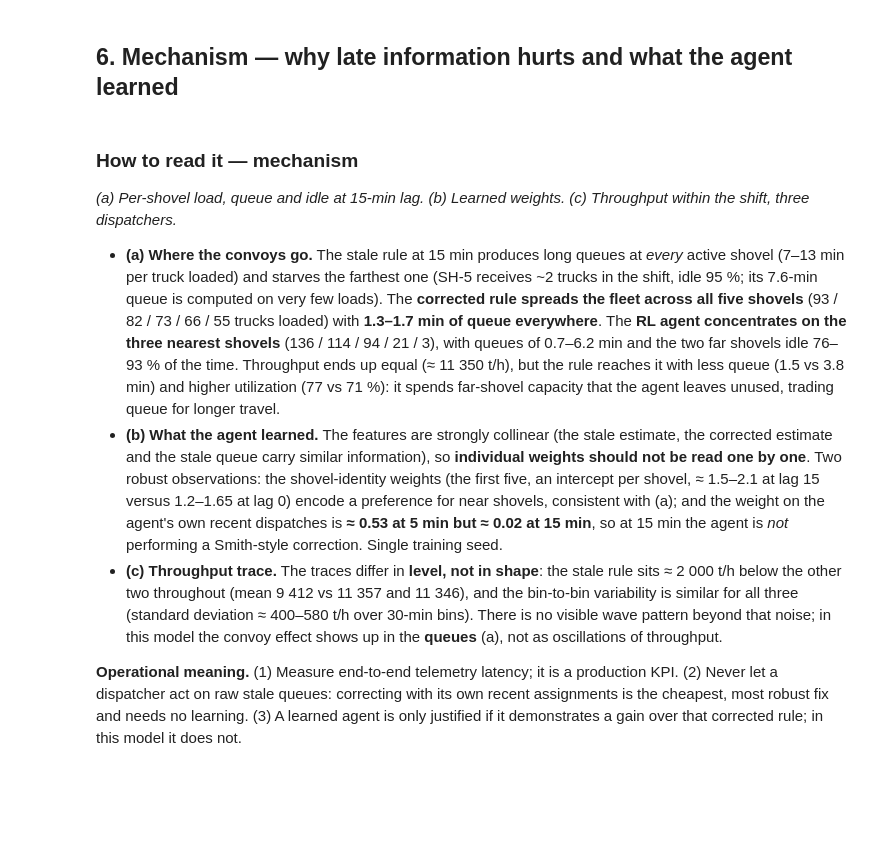
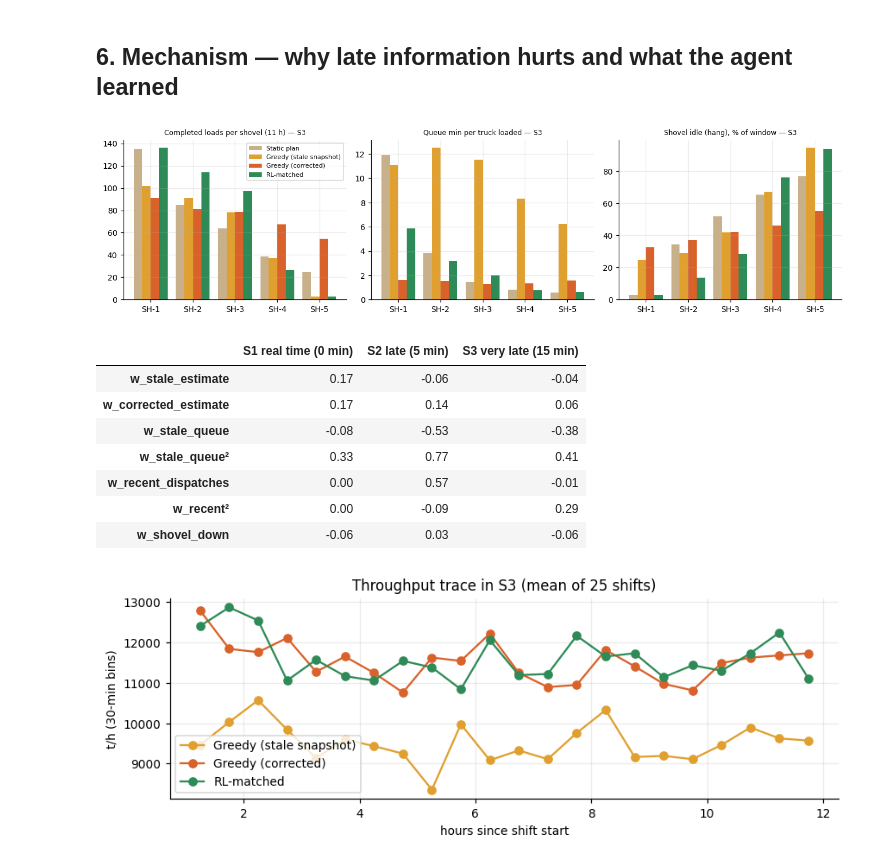
Before and after one commit to ka-means/ka-means.github.io, a Jupyter notebook: assets/notebooks/rl-dispatch-information-latency.ipynb, the cells around one changed output. Saved outputs shown, nothing was run; the diff lists cells and outputs as text; code cells hidden in the pictures; blank space fills up the shorter version.

```diff
--- a/assets/notebooks/rl-dispatch-information-latency.ipynb
+++ b/assets/notebooks/rl-dispatch-information-latency.ipynb
@@ -741,35 +806,37 @@ print("  Rule:", {f"assumed {lab[i]} -> true {lab[j]}": round(Rm[i, j] - Rm[j, j
 # %%
 # (a) shovel-level balance: queue vs idle, greedy vs RL at S3
 sname = "S3 very late (15 min)"
 def shovel_stats(sims):
     L = np.mean([s.loads for s in sims], 0); Q = np.mean([s.qtime for s in sims], 0); I = np.mean([s.idle for s in sims], 0)
     return L, Q / np.maximum(L, 1), 100 * I / (P().T - P().warm)
 fig, axs = plt.subplots(1, 3, figsize=(12, 3.2)); x = np.arange(5); w = 0.2
 for j, (kind, col) in enumerate([("Static plan", "#c8b08a"), ("Greedy (stale snapshot)", "#e0a030"), ("Greedy (corrected)", "#d9622b"), ("RL-matched", "#2e8b57")]):
     L, Q, I = shovel_stats(kept[(sname, kind)])
     for ax, v in zip(axs, [L, Q, I]): ax.bar(x + (j - 1.5) * w, v, w, label=kind, color=col)
-for ax, t in zip(axs, ["Trucks loaded per shovel (11 h)", "Queue min per truck loaded", "Shovel idle (hang), % of window"]):
+for ax, t in zip(axs, ["Completed loads per shovel (11 h)", "Queue min per truck loaded", "Shovel idle (hang), % of window"]):
     ax.set_xticks(x); ax.set_xticklabels([f"SH-{a+1}" for a in range(5)]); ax.set_title(t + " — S3", fontsize=8)
 axs[0].legend(fontsize=7); plt.tight_layout(); plt.show()
 
 # (b) the learned weights (features are strongly collinear: read the pattern, not each number)
 W = pd.DataFrame({name: agents[lag].theta[5:] for name, lag in LAGS.items()},
                  index=["w_stale_estimate", "w_corrected_estimate", "w_stale_queue", "w_stale_queue²", "w_recent_dispatches", "w_recent²", "w_shovel_down"])
 display(W.round(2))
 
 # (c) time series: fleet throughput within a shift, S3
 fig, ax = plt.subplots(figsize=(8, 3))
 for kind, col in [("Greedy (stale snapshot)", "#e0a030"), ("Greedy (corrected)", "#d9622b"), ("RL-matched", "#2e8b57")]:
     ys = np.mean([tons_series(s)[1] for s in kept[(sname, kind)]], 0); xs = tons_series(kept[(sname, kind)][0])[0]
-    ax.plot(xs / 60 + 1, ys, marker="o", label=kind, color=col)
+    ax.plot(xs / 60, ys, marker="o", label=kind, color=col)
 ax.set_xlabel("hours since shift start"); ax.set_ylabel("t/h (30-min bins)"); ax.set_title("Throughput trace in S3 (mean of 25 shifts)"); ax.legend()
 plt.tight_layout(); plt.show()
+# %% [output]
+[figure, added]
+|  | S1 real time (0 min) | S2 late (5 min) | S3 very late (15 min) |
+| w_stale_estimate | 0.17 | -0.06 | -0.04 |
+| w_corrected_estimate | 0.17 | 0.14 | 0.06 |
+| w_stale_queue | -0.08 | -0.53 | -0.38 |
+| w_stale_queue² | 0.33 | 0.77 | 0.41 |
+| w_recent_dispatches | 0.00 | 0.57 | -0.01 |
+| w_recent² | 0.00 | -0.09 | 0.29 |
+| w_shovel_down | -0.06 | 0.03 | -0.06 |
+[figure, added]
-# %% [markdown]
-### How to read it — mechanism
-*(a) Per-shovel load, queue and idle at 15-min lag. (b) Learned weights. (c) Throughput within the shift, three dispatchers.*
-
-* **(a) Where the convoys go.** The stale rule at 15 min produces long queues at *every* active shovel (7–13 min per truck loaded) and starves the farthest one (SH-5 receives ~2 trucks in the shift, idle 95 %; its 7.6-min queue is computed on very few loads). The **corrected rule spreads the fleet across all five shovels** (93 / 82 / 73 / 66 / 55 trucks loaded) with **1.3–1.7 min of queue everywhere**. The **RL agent concentrates on the three nearest shovels** (136 / 114 / 94 / 21 / 3), with queues of 0.7–6.2 min and the two far shovels idle 76–93 % of the time. Throughput ends up equal (≈ 11 350 t/h), but the rule reaches it with less queue (1.5 vs 3.8 min) and higher utilization (77 vs 71 %): it spends far-shovel capacity that the agent leaves unused, trading queue for longer travel.
-* **(b) What the agent learned.** The features are strongly collinear (the stale estimate, the corrected estimate and the stale queue carry similar information), so **individual weights should not be read one by one**. Two robust observations: the shovel-identity weights (the first five, an intercept per shovel, ≈ 1.5–2.1 at lag 15 versus 1.2–1.65 at lag 0) encode a preference for near shovels, consistent with (a); and the weight on the agent's own recent dispatches is **≈ 0.53 at 5 min but ≈ 0.02 at 15 min**, so at 15 min the agent is *not* performing a Smith-style correction. Single training seed.
-* **(c) Throughput trace.** The traces differ in **level, not in shape**: the stale rule sits ≈ 2 000 t/h below the other two throughout (mean 9 412 vs 11 357 and 11 346), and the bin-to-bin variability is similar for all three (standard deviation ≈ 400–580 t/h over 30-min bins). There is no visible wave pattern beyond that noise; in this model the convoy effect shows up in the **queues** (a), not as oscillations of throughput.
-
-**Operational meaning.** (1) Measure end-to-end telemetry latency; it is a production KPI. (2) Never let a dispatcher act on raw stale queues: correcting with its own recent assignments is the cheapest, most robust fix and needs no learning. (3) A learned agent is only justified if it demonstrates a gain over that corrected rule; in this model it does not.
```
Also changed, not shown: parts of 21 cells of this notebook, 8 other files.
